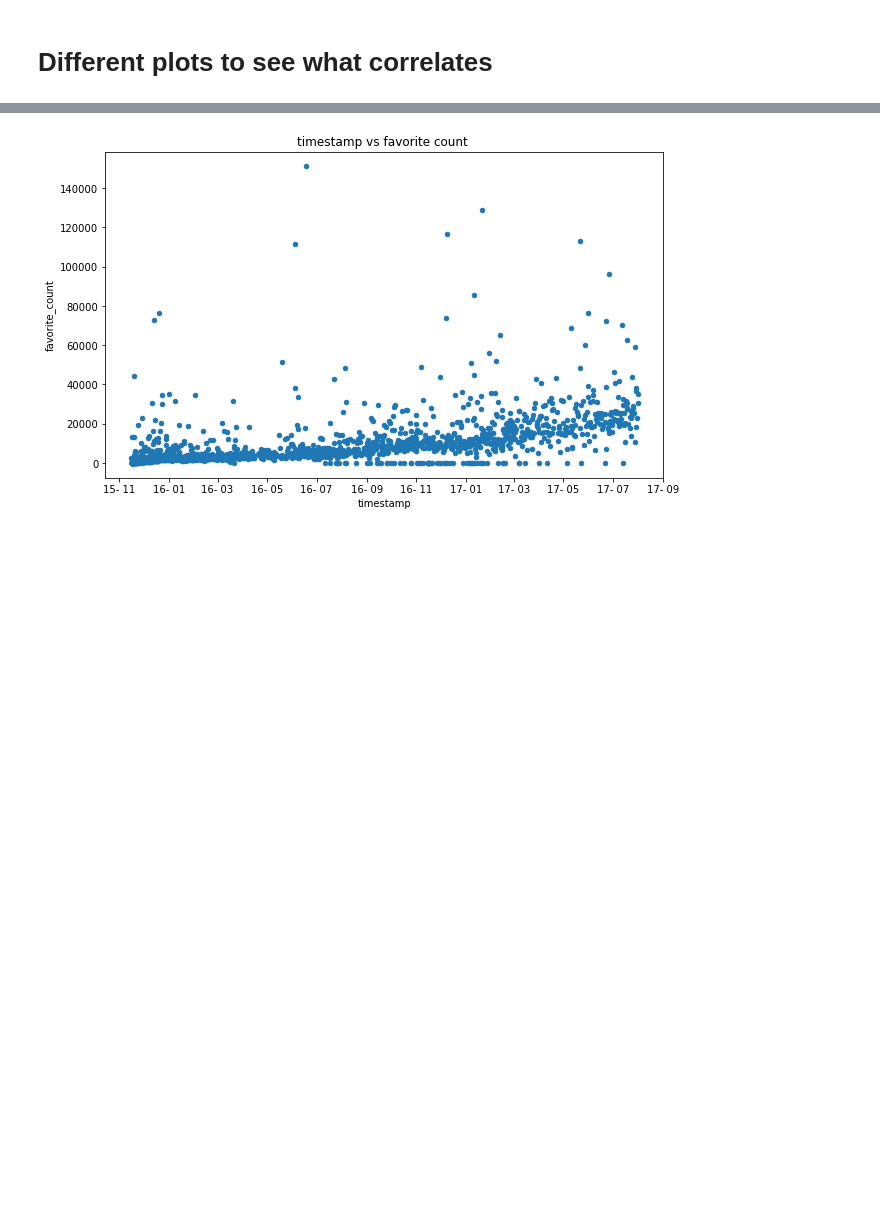
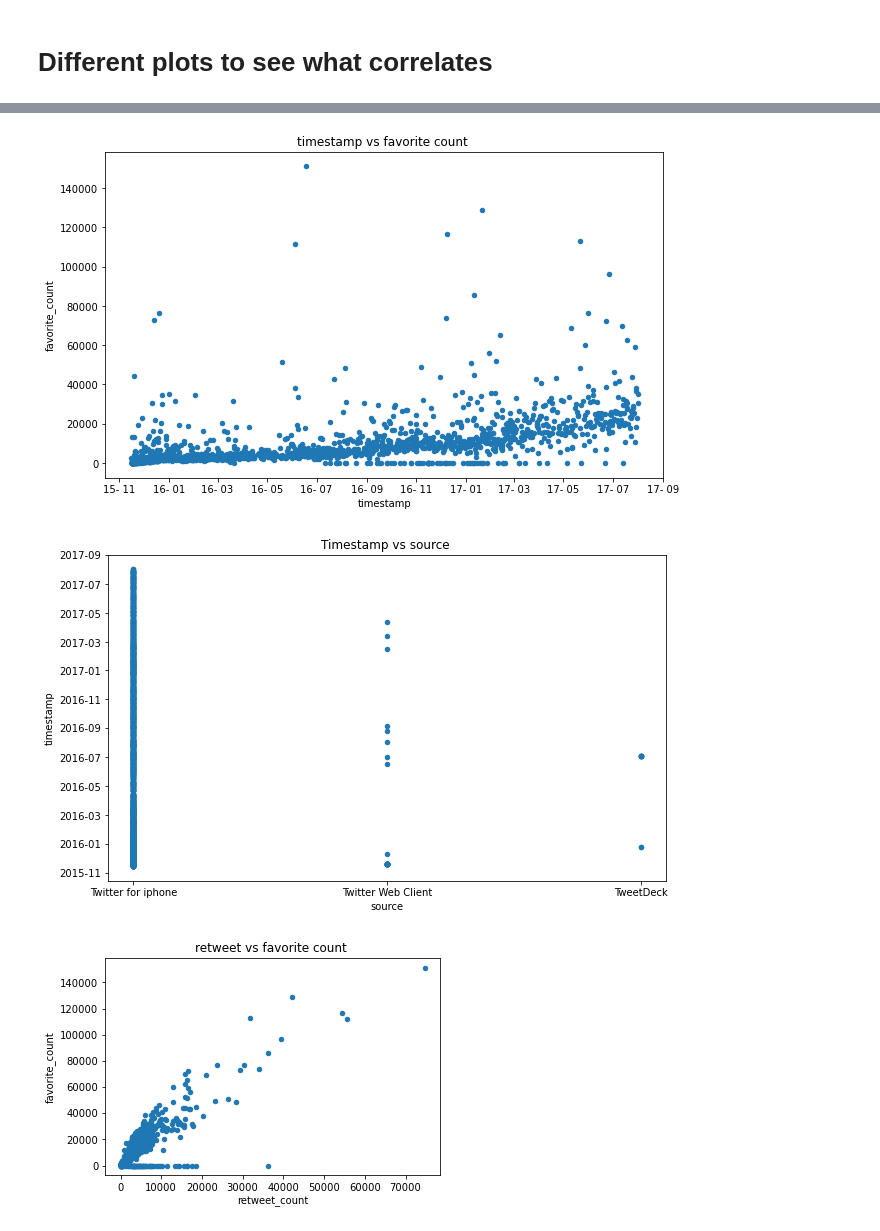
Before and after one commit to sophfel/dog-project, a Jupyter notebook: wrangle_act.ipynb, the cells around one changed output, grey strips where cells are left out. Drawn from its saved outputs; the diff is of its cells as text; code cells hidden in the pictures; blank space fills up the shorter version.

```diff
--- a/wrangle_act.ipynb
+++ b/wrangle_act.ipynb
@@ -462,16 +474,19 @@ all3data.corr(method='spearman')
 # %%
 all32 = all3data.plot.scatter(x='timestamp', y='retweet_count', title='timestamp vs retweet count ', figsize=(10, 6))
 all32.xaxis.set_major_formatter(mdates.DateFormatter('%y- %m'))
 
 
 all92 = all3data.plot.scatter(x='timestamp', y='favorite_count', title='timestamp vs favorite count ',figsize=(10, 6))
 all92.xaxis.set_major_formatter(mdates.DateFormatter('%y- %m'))
 
-no = all3data['dog_stage'] != 'None'
-all3non = all3data[no]
-ax = all3non['dog_stage'].value_counts(normalize=True)
+
+all22 = all3data.plot.scatter(y='timestamp', x='source', title='Timestamp vs source ',figsize=(10, 6))
+
+ret_fav = all3data.plot.scatter(y='favorite_count', x='retweet_count', title='retweet vs favorite count ')
 # %% [output]
 [figure]
 [figure]
+[figure, added]
+[figure, added]
 # %%
 all3data.to_csv('twitter_archive_master.csv', index=False)
```
Also changed, not shown: parts of 6 cells of this notebook.
